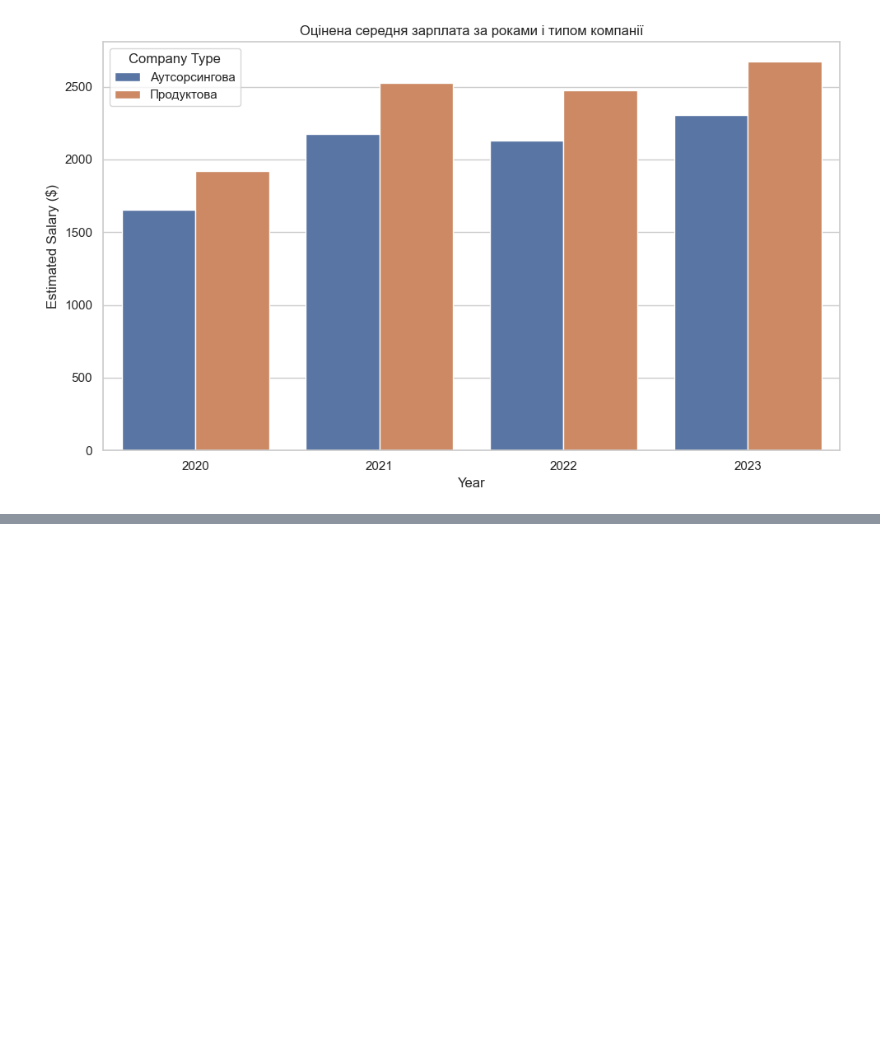
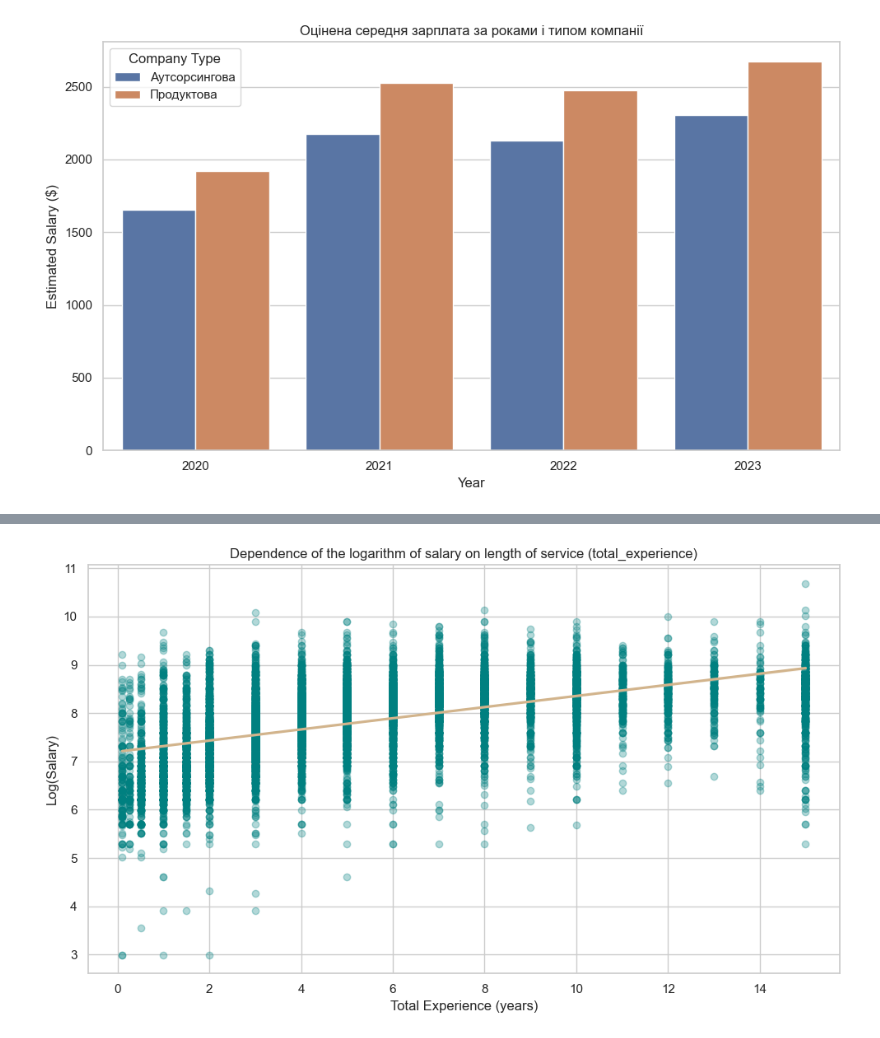
Before and after one commit to Danylo-Ik/Econometrics-Project-IT, a Jupyter notebook: it_salaries.ipynb, the cells around one changed output, grey strips where cells are left out. Cells and saved outputs as stored; diff of their text form; code cells hidden in the pictures; blank space fills up the shorter version.

```diff
--- a/it_salaries.ipynb
+++ b/it_salaries.ipynb
@@ -390,0 +439,15 @@ plt.show()
+# %%
+exp_df["log_salary"] = np.log(exp_df["salary"])
+exp_df["year"] = exp_df["year"].astype("category")
+model = smf.ols("log_salary ~ total_experience + C(year)", data=exp_df).fit()
+
+
+coef = model.params["total_experience"]
+p_val = model.pvalues["total_experience"]
+r2 = model.rsquared
+percent_increase = (np.exp(coef) - 1) * 100
+
+print(f"Coeff of  total_experience: {coef:.4f}")
+print(f"This means that each additional year of experience increases the average salary by about {percent_increase:.2f}% \n")
+
+print(model.summary())
@@ -390,0 +472,11 @@ plt.show()
+# %%
+plt.figure(figsize=(10, 6))
+sns.regplot(data=exp_df, x="total_experience", y="log_salary", scatter_kws={'alpha': 0.3, 'color': "teal"}, line_kws={"color": "tan"})
+plt.title("Dependence of the logarithm of salary on length of service (total_experience)")
+plt.xlabel("Total Experience (years)")
+plt.ylabel("Log(Salary)")
+plt.grid(True)
+plt.tight_layout()
+plt.show()
+# %% [output]
+[figure, added]
```
Also changed, not shown: parts of 13 cells of this notebook.
